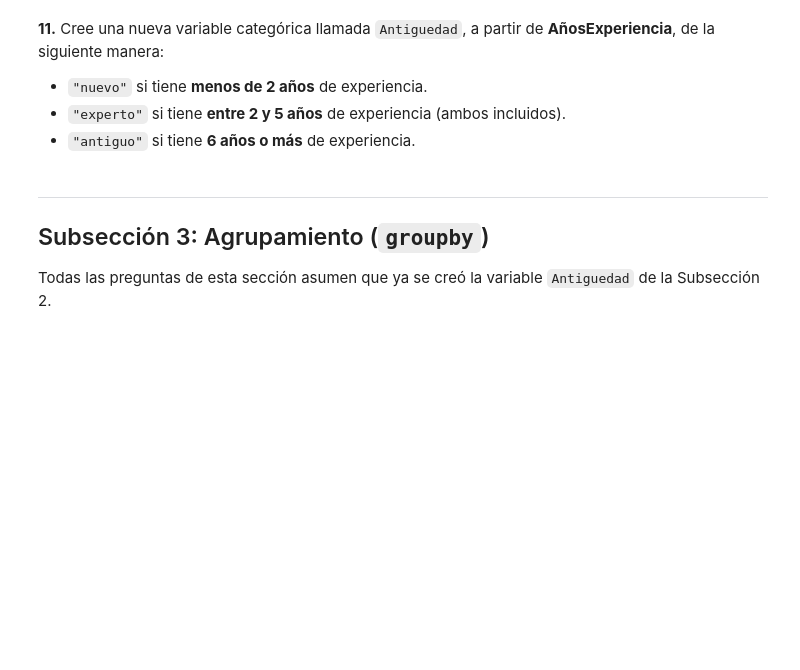
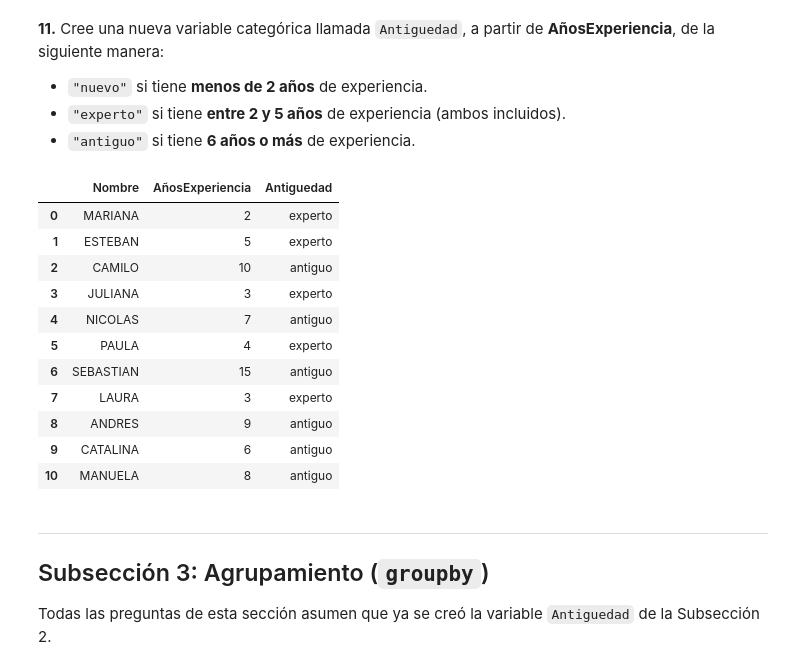
Before and after one commit to arleyfernandotorresgalindo/aprendiendo_git_hub, a Jupyter notebook: Taller_Preparcial_Seccion3_Pandas.ipynb, the cells around one changed output. Cells and saved outputs as stored; diff of their text form; code cells hidden in the pictures; blank space fills up the shorter version.

Commit message:
Subseccion 2 - Punto 11: variable categorica Antiguedad

```diff
--- a/Taller_Preparcial_Seccion3_Pandas.ipynb
+++ b/Taller_Preparcial_Seccion3_Pandas.ipynb
@@ -313,6 +313,23 @@ df.head()
 - `"antiguo"` si tiene **6 años o más** de experiencia.
 # %%
 # Escriba aquí su código
+df["Antiguedad"] = pd.cut(df["AñosExperiencia"],
+                          bins=[-np.inf, 1, 5, np.inf],
+                          labels=["nuevo", "experto", "antiguo"])
+df[["Nombre", "AñosExperiencia", "Antiguedad"]]
+# %% [output]
+|  | Nombre | AñosExperiencia | Antiguedad |
+| 0 | MARIANA | 2 | experto |
+| 1 | ESTEBAN | 5 | experto |
+| 2 | CAMILO | 10 | antiguo |
+| 3 | JULIANA | 3 | experto |
+| 4 | NICOLAS | 7 | antiguo |
+| 5 | PAULA | 4 | experto |
+| 6 | SEBASTIAN | 15 | antiguo |
+| 7 | LAURA | 3 | experto |
+| 8 | ANDRES | 9 | antiguo |
+| 9 | CATALINA | 6 | antiguo |
+| 10 | MANUELA | 8 | antiguo |
 # %% [markdown]
 ---
 ## Subsección 3: Agrupamiento (`groupby`)
```
